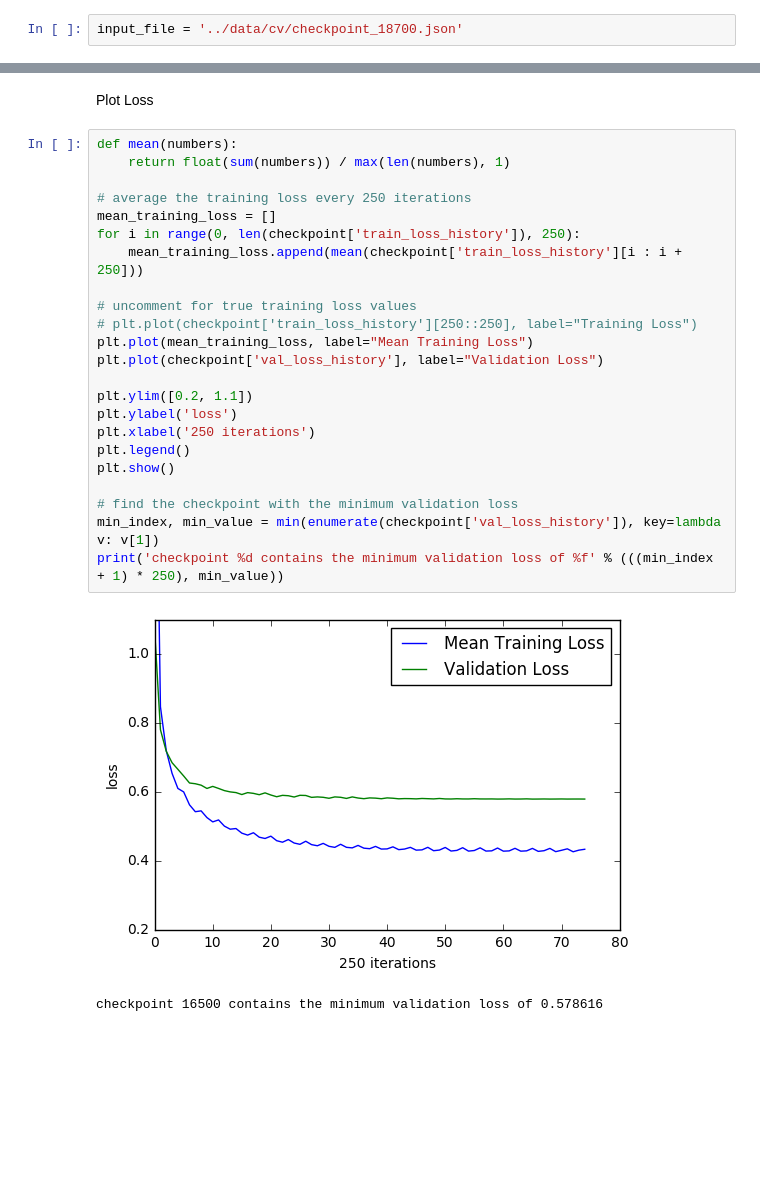
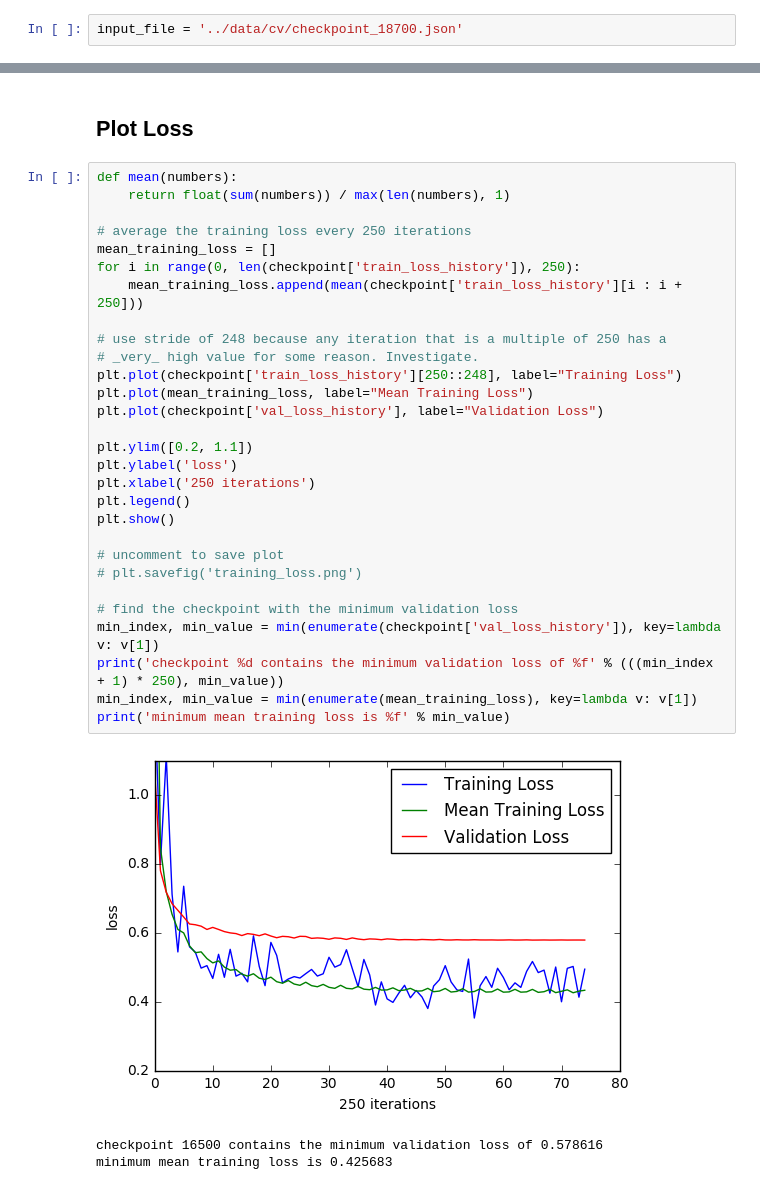
Before and after one commit to brannondorsey/DreamMachines, a Jupyter notebook: ipython/analyze_checkpoint.ipynb, the cells around one changed output, grey strips where cells are left out. Drawn from its saved outputs; the diff is of its cells as text; blank space fills up the shorter version.

Commit message:
cleanup analyze_checkpoint.ipynb

```diff
--- a/ipython/analyze_checkpoint.ipynb
+++ b/ipython/analyze_checkpoint.ipynb
@@ -35,31 +36,38 @@ batch size:        50
 sequence length:   50
 learning rate:     0.002000
 dropout:           0.000000
-# %% [markdown]
-Plot Loss
+# %% [markdown]
+## Plot Loss
 # %%
 def mean(numbers):
     return float(sum(numbers)) / max(len(numbers), 1)
 
 # average the training loss every 250 iterations
 mean_training_loss = []
 for i in range(0, len(checkpoint['train_loss_history']), 250):
     mean_training_loss.append(mean(checkpoint['train_loss_history'][i : i + 250]))
 
-# uncomment for true training loss values
-# plt.plot(checkpoint['train_loss_history'][250::250], label="Training Loss")
+# use stride of 248 because any iteration that is a multiple of 250 has a
+# _very_ high value for some reason. Investigate.
+plt.plot(checkpoint['train_loss_history'][250::248], label="Training Loss")
 plt.plot(mean_training_loss, label="Mean Training Loss")
 plt.plot(checkpoint['val_loss_history'], label="Validation Loss")
 
 plt.ylim([0.2, 1.1])
 plt.ylabel('loss')
 plt.xlabel('250 iterations')
 plt.legend()
 plt.show()
 
+# uncomment to save plot
+# plt.savefig('training_loss.png')
+
 # find the checkpoint with the minimum validation loss
 min_index, min_value = min(enumerate(checkpoint['val_loss_history']), key=lambda v: v[1])
 print('checkpoint %d contains the minimum validation loss of %f' % (((min_index + 1) * 250), min_value))
+min_index, min_value = min(enumerate(mean_training_loss), key=lambda v: v[1])
+print('minimum mean training loss is %f' % min_value)
 # %% [output]
-[figure, old version]
+[figure, new version]
 checkpoint 16500 contains the minimum validation loss of 0.578616
+minimum mean training loss is 0.425683
```
Also changed, not shown: parts of 4 cells of this notebook, 3 other files.
